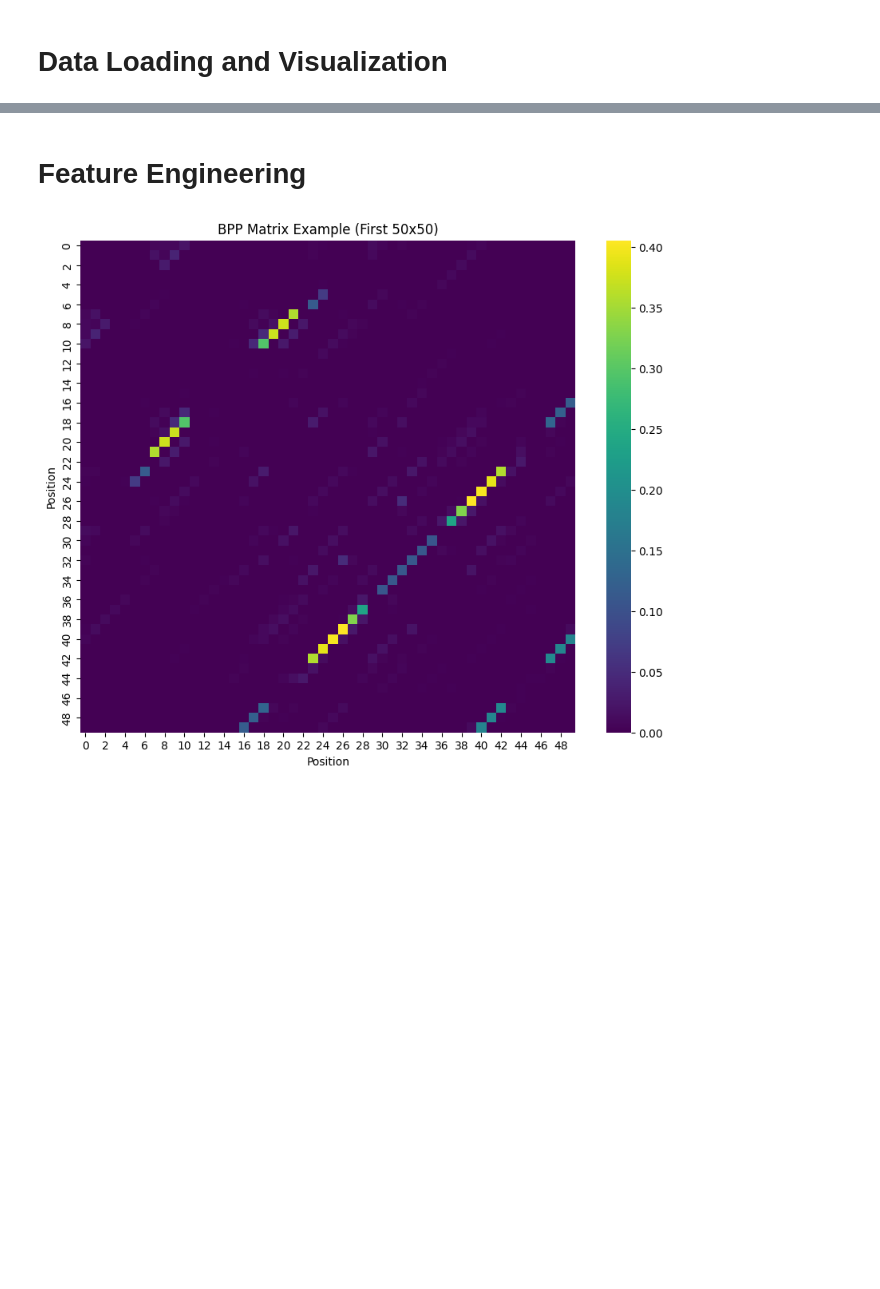
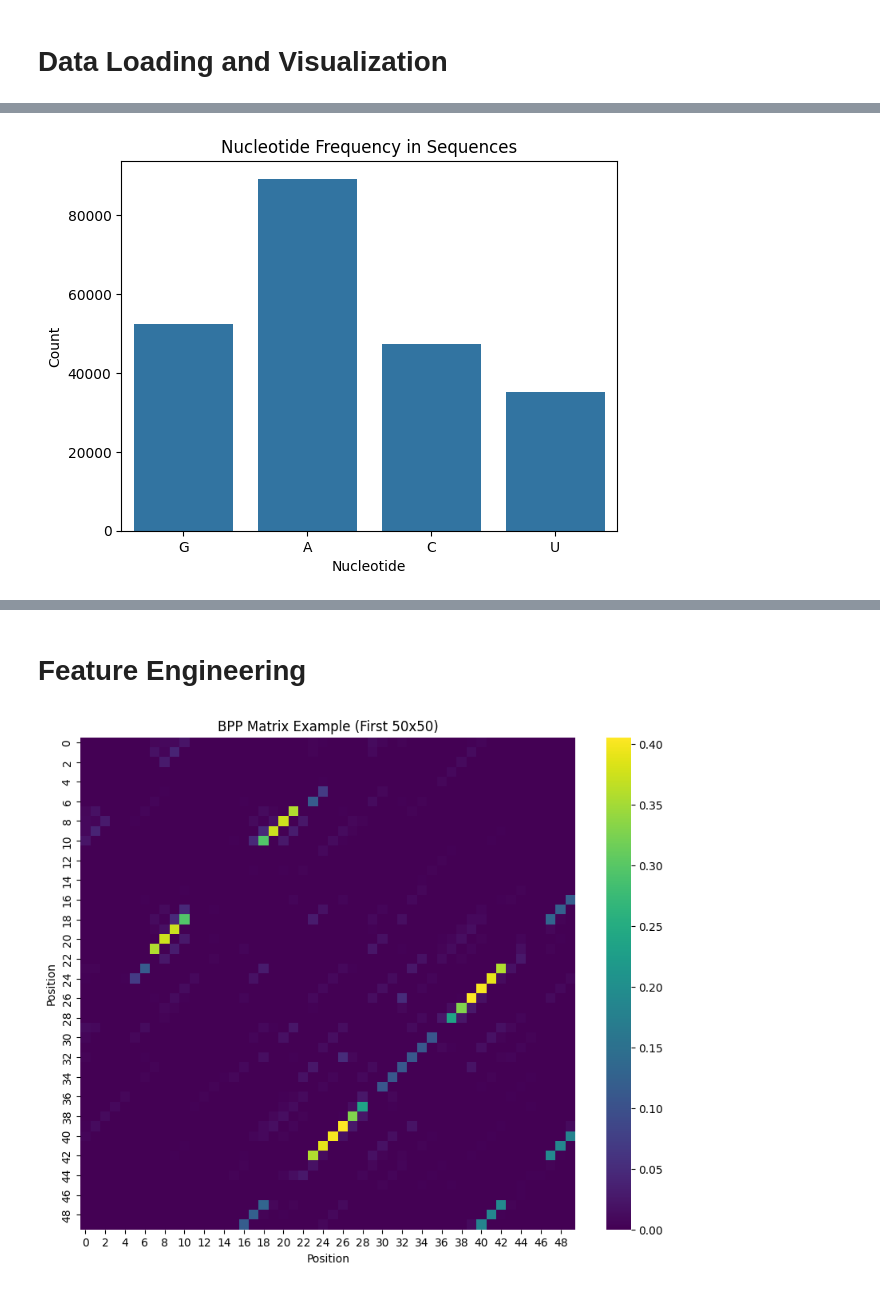
Before and after one commit to mateus-aleixo/OpenVaccine, a Jupyter notebook: versions/latest/latest.ipynb, the cells around one changed output, grey strips where cells are left out. Drawn from its saved outputs; the diff is of its cells as text; code cells hidden in the pictures; blank space fills up the shorter version.

```diff
--- a/versions/latest/latest.ipynb
+++ b/versions/latest/latest.ipynb
@@ -44,0 +65,11 @@ plt.show()
+# %%
+all_bases = "".join(train["sequence"].values)
+base_counts = Counter(all_bases)
+sns.barplot(x=list(base_counts.keys()), y=list(base_counts.values()))
+plt.title("Nucleotide Frequency in Sequences")
+plt.xlabel("Nucleotide")
+plt.ylabel("Count")
+plt.savefig("./images/nucleotide_frequency.png", bbox_inches="tight", dpi=200)
+plt.show()
+# %% [output]
+[figure, added]
```
Also changed, not shown: parts of 20 cells of this notebook, 10 other files.
